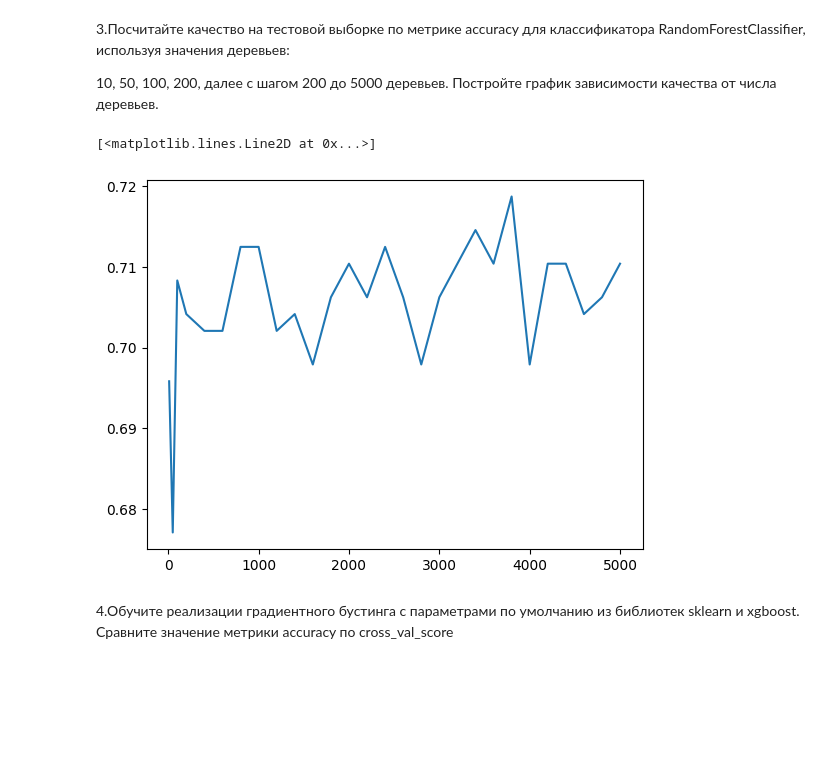
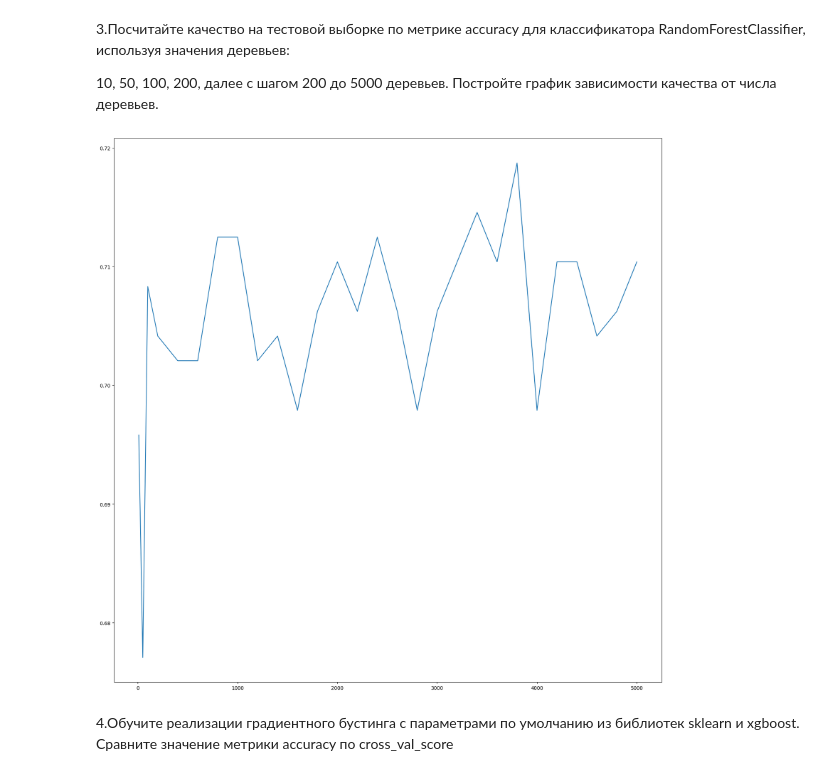
Before and after one commit to matrosov-dmitry/School-DS-HW, a Jupyter notebook: HW-9/HW-9.ipynb, the cells around one changed output. Cells and saved outputs as stored; diff of their text form; code cells hidden in the pictures; blank space fills up the shorter version.

```diff
--- a/HW-9/HW-9.ipynb
+++ b/HW-9/HW-9.ipynb
@@ -108,11 +108,11 @@ for n in N:
     scores.append({'n':int(n), 'score_test':score_test})
 # %%
 scores_df = pd.DataFrame(scores)
-
+plt.figure (figsize=(20, 20))
 plt.plot(scores_df.n, scores_df.score_test)
+plt.show()
 # %% [output]
-[<matplotlib.lines.Line2D at 0x...>]
-[figure, old version]
+[figure, new version]
 # %% [markdown]
 4.Обучите реализации градиентного бустинга с параметрами по умолчанию из библиотек sklearn и xgboost. Сравните значение метрики accuracy по cross_val_score
 # %%
```
Also changed, not shown: parts of 7 cells of this notebook.
